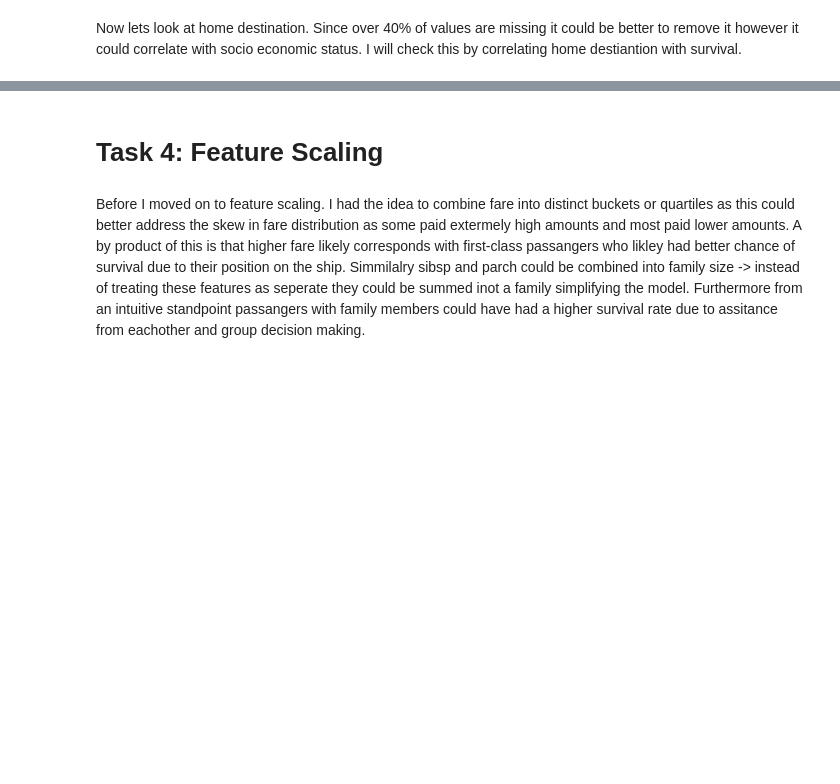
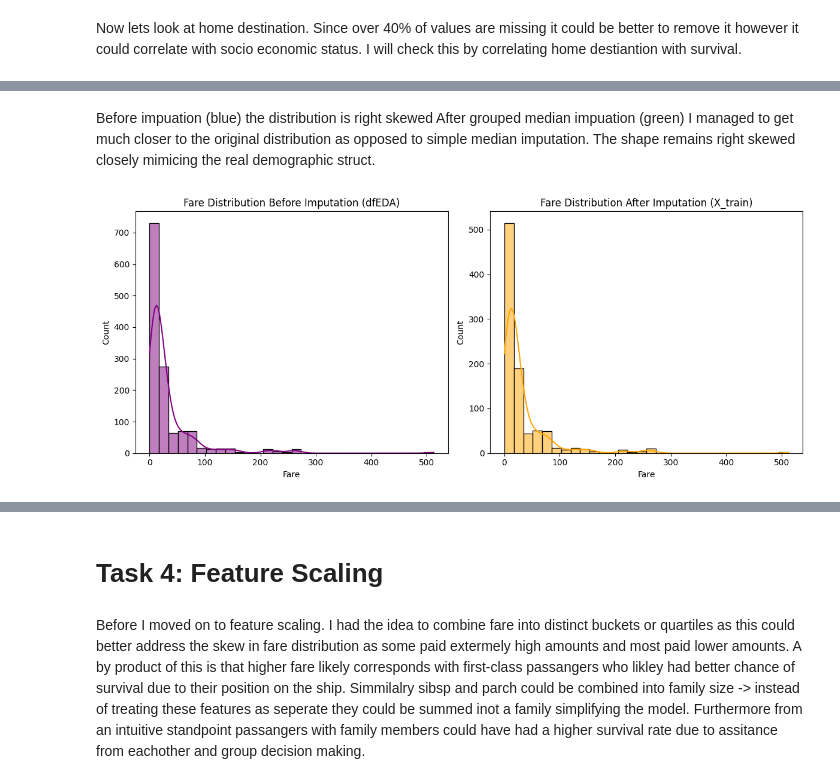
Before and after one commit to lucaskvz/AI-MACHINE-LEARNING-FOUNDATIONS, a Jupyter notebook: assignment_1_Lucas_Van_Zyl.ipynb, the cells around one changed output, grey strips where cells are left out. Cells and saved outputs as stored; diff of their text form; code cells hidden in the pictures; blank space fills up the shorter version.

```diff
--- a/assignment_1_Lucas_Van_Zyl.ipynb
+++ b/assignment_1_Lucas_Van_Zyl.ipynb
@@ -668,0 +513,17 @@ dtype: int64
+# %% [markdown]
+Before impuation (blue) the distribution is right skewed
+After grouped median impuation (green) I managed to get much closer to the original distribution as opposed to simple median imputation. The shape remains right skewed closely mimicing the real demographic struct.
+# %%
+fig, ax = plt.subplots(1, 2, figsize=(12, 5))
+# Before Imputation (dfEDA)
+sns.histplot(dfEDA["fare"].dropna(), bins=30, kde=True, ax=ax[0], color="purple")
+ax[0].set_title("Fare Distribution Before Imputation (dfEDA)")
+ax[0].set_xlabel("Fare")
+# After Imputation (X_train)
+sns.histplot(X_train["fare"], bins=30, kde=True, ax=ax[1], color="orange")
+ax[1].set_title("Fare Distribution After Imputation (X_train)")
+ax[1].set_xlabel("Fare")
+plt.tight_layout()
+plt.show()
+# %% [output]
+[figure, added]
```
Also changed, not shown: parts of 65 cells of this notebook.
